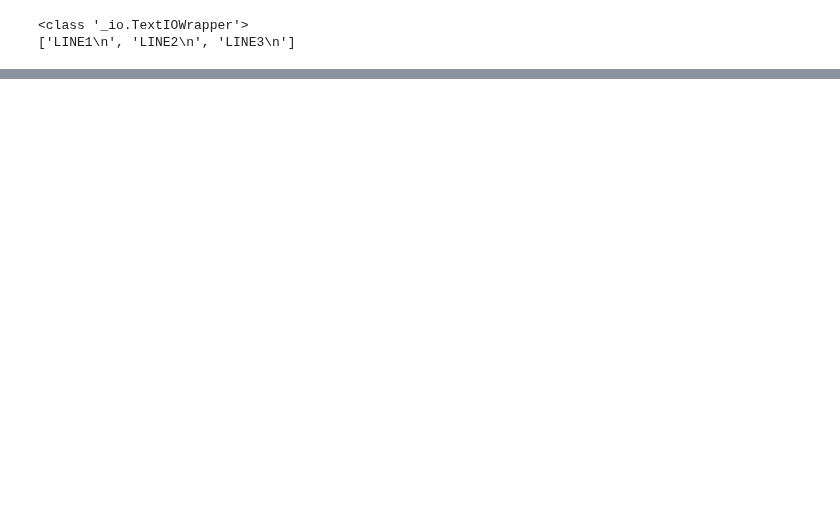
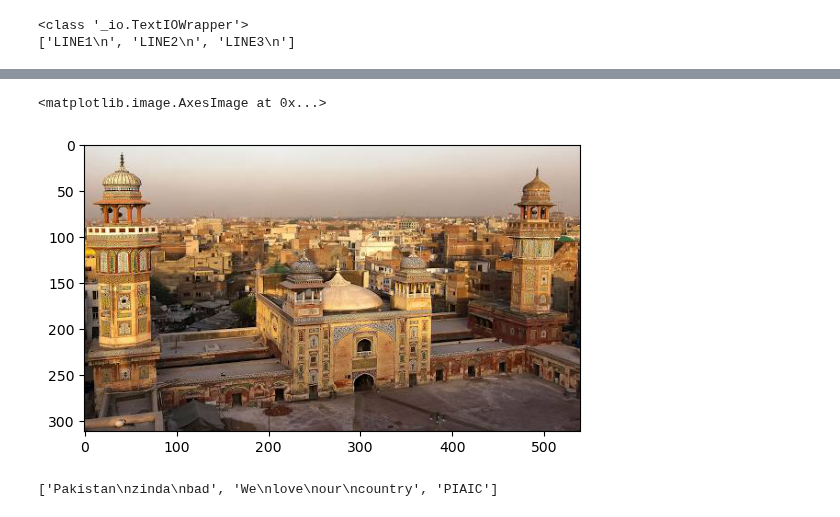
Before and after one commit to wasimiqbal1/Python, a Jupyter notebook: ModernPython.ipynb, the cells around one changed output, grey strips where cells are left out. Saved outputs shown, nothing was run; the diff lists cells and outputs as text; code cells hidden in the pictures; blank space fills up the shorter version.

```diff
--- a/ModernPython.ipynb
+++ b/ModernPython.ipynb
@@ -2322,0 +2462,24 @@ with open("./filehandling/abc.txt") as file:
+# %%
+import matplotlib.pyplot as plt
+import matplotlib.image as mpimg
+
+
+img = mpimg.imread("./filehandling/img1.jpeg")# covert into numpy array
+plt.imshow(img)
+# %% [output]
+<matplotlib.image.AxesImage at 0x...>
+[figure, added]
+# %%
+from typing import List
+import PyPDF2
+
+def read_pdf(file_path: str) -> List[str]:
+    with open(file_path, 'rb') as file:  # The 'b' in 'rb' stands for binary mode
+        reader: PyPDF2.PdfReader = PyPDF2.PdfReader(file)
+        text_content: List[str] = [page.extract_text() for page in reader.pages]
+        return text_content
+
+pages: list[str] = read_pdf("./filehandling/mypdf.pdf")
+pages
+# %% [output]
+['Pakistan\nzinda\nbad', 'We\nlove\nour\ncountry', 'PIAIC']
```
Also changed, not shown: parts of 20 cells of this notebook, 4 other files.
